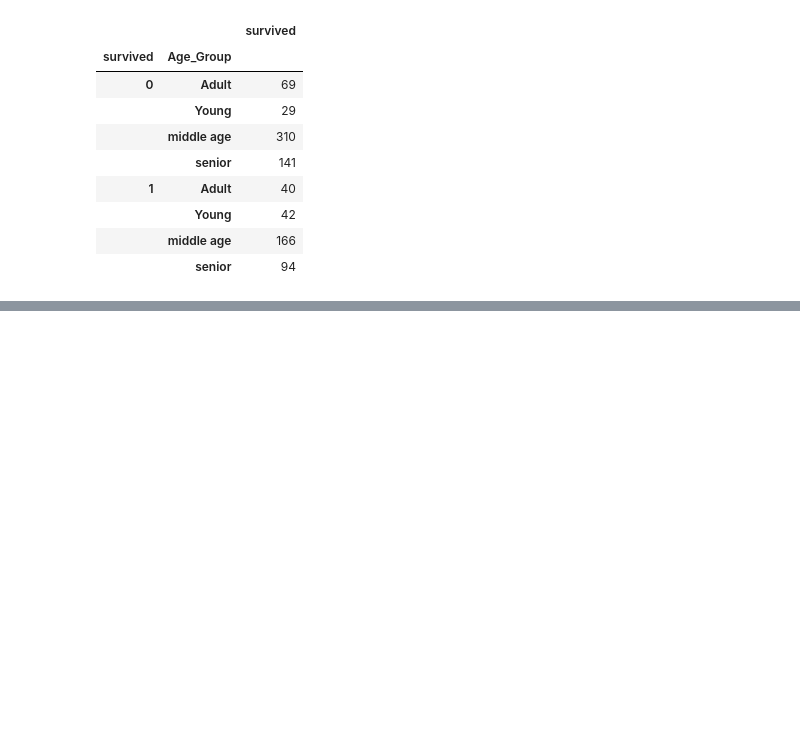
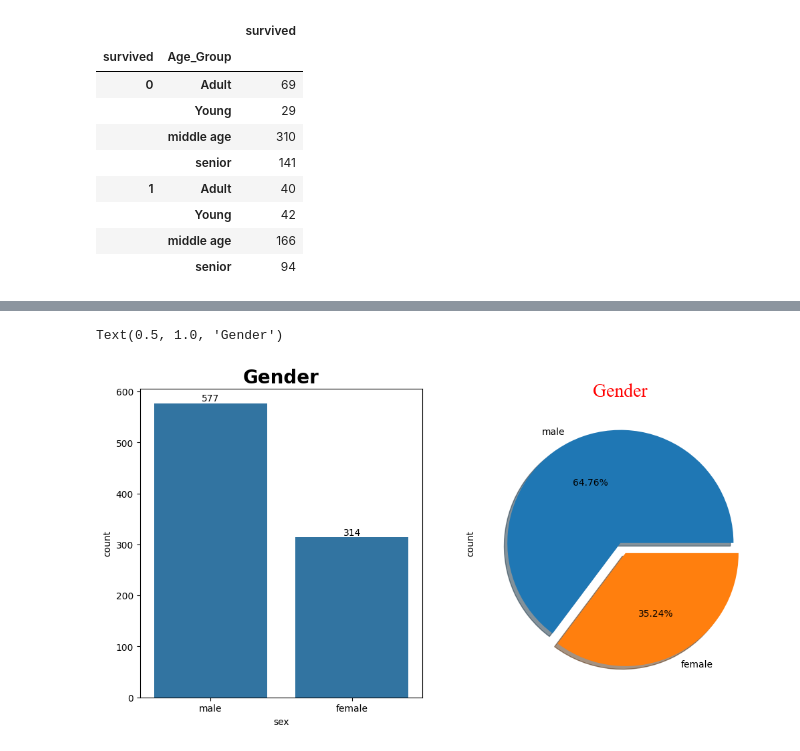
Before and after one commit to vineetha00/EDA, a Jupyter notebook: Titanic_EDA.ipynb, the cells around one changed output, grey strips where cells are left out. Drawn from its saved outputs; the diff is of its cells as text; code cells hidden in the pictures; blank space fills up the shorter version.

```diff
--- a/Titanic_EDA.ipynb
+++ b/Titanic_EDA.ipynb
@@ -315,0 +331,13 @@ df.groupby(['survived', 'Age_Group']).agg({'survived':'count'})
+# %%
+plt.figure(figsize=(12,6))
+ax = plt.subplot(1,2,1)
+ax = sns.countplot(x = 'sex', data = df)
+ax.bar_label(ax.containers[0])
+plt.title("Gender", fontsize = 20, fontweight = 'bold')
+
+ax = plt.subplot(1,2,2)
+ax = df['sex'].value_counts().plot.pie(explode = [0,0.1], autopct = '%1.2f%%', shadow = True)
+ax.set_title(label ='Gender', color = 'Red', font = 'Times New Roman', fontsize = 20 )
+# %% [output]
+Text(0.5, 1.0, 'Gender')
+[figure, added]
```
Also changed, not shown: parts of 13 cells of this notebook.
